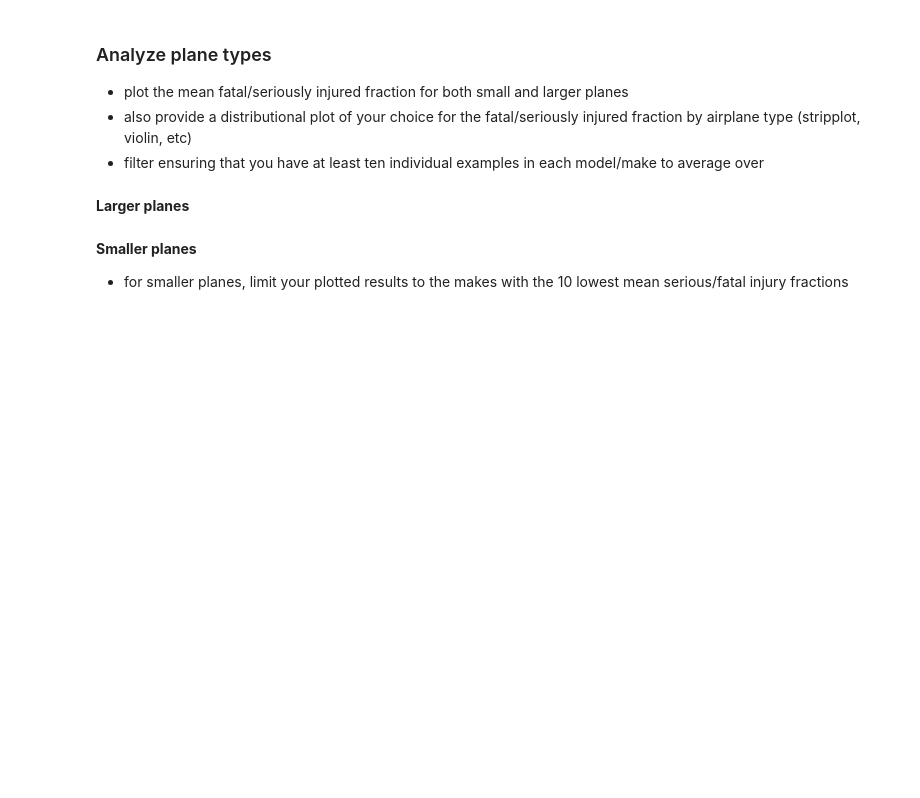
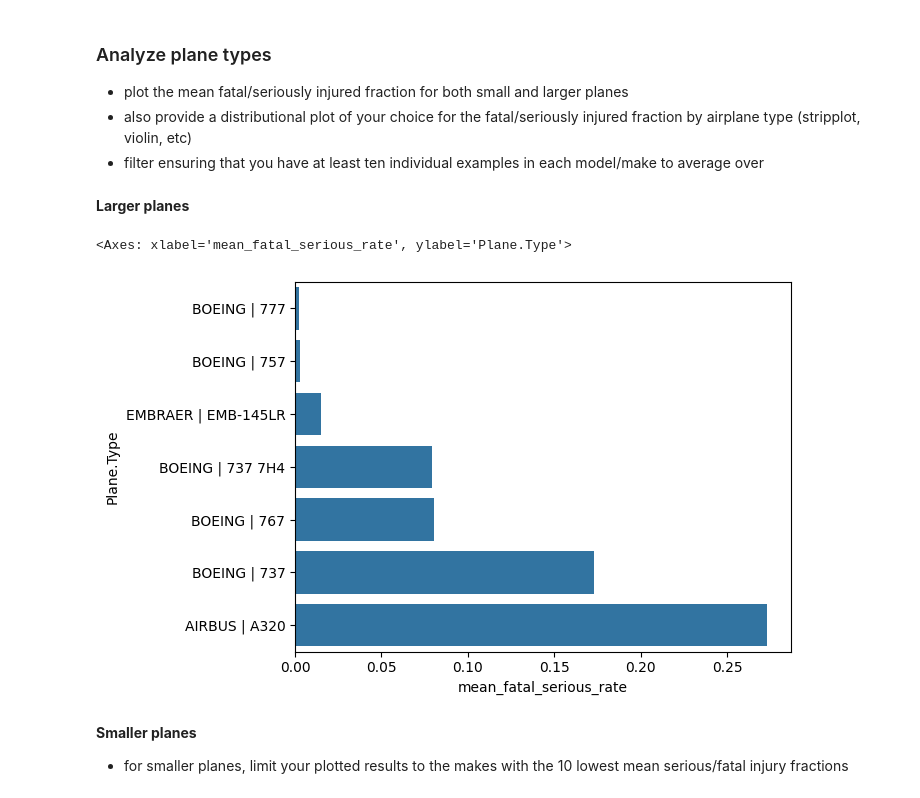
Before and after one commit to drivernf/dsc-course0-m8-lab, a Jupyter notebook: Aviation_Accidents_Data_Analysis.ipynb, the cells around one changed output. Cells and saved outputs as stored; diff of their text form; code cells hidden in the pictures; blank space fills up the shorter version.

```diff
--- a/Aviation_Accidents_Data_Analysis.ipynb
+++ b/Aviation_Accidents_Data_Analysis.ipynb
@@ -189,6 +195,30 @@ display(large_destroy_top15)
 - filter ensuring that you have at least ten individual examples in each model/make to average over
 # %% [markdown]
 **Larger planes**
+# %%
+min_events_per_type = 10
+
+large_type_stats = (
+    large_df.groupby("Plane.Type", dropna=True)
+    .agg(
+        n_events=("Event.Id", "count"),
+        mean_fatal_serious_rate=("Fatal.Serious.Rate", "mean")
+    )
+    .query("n_events >= @min_events_per_type")
+    .sort_values(["mean_fatal_serious_rate", "n_events"], ascending=[True, False])
+)
+
+plot_large = large_type_stats.head(15).reset_index()
+
+# Mean rate plot
+sns.barplot(
+    data=plot_large.sort_values("mean_fatal_serious_rate"),
+    x="mean_fatal_serious_rate",
+    y="Plane.Type",
+)
+# %% [output]
+<Axes: xlabel='mean_fatal_serious_rate', ylabel='Plane.Type'>
+[figure, added]
 # %% [markdown]
 **Smaller planes**
 - for smaller planes, limit your plotted results to the makes with the 10 lowest mean serious/fatal injury fractions
```
Also changed, not shown: parts of 4 cells of this notebook.
